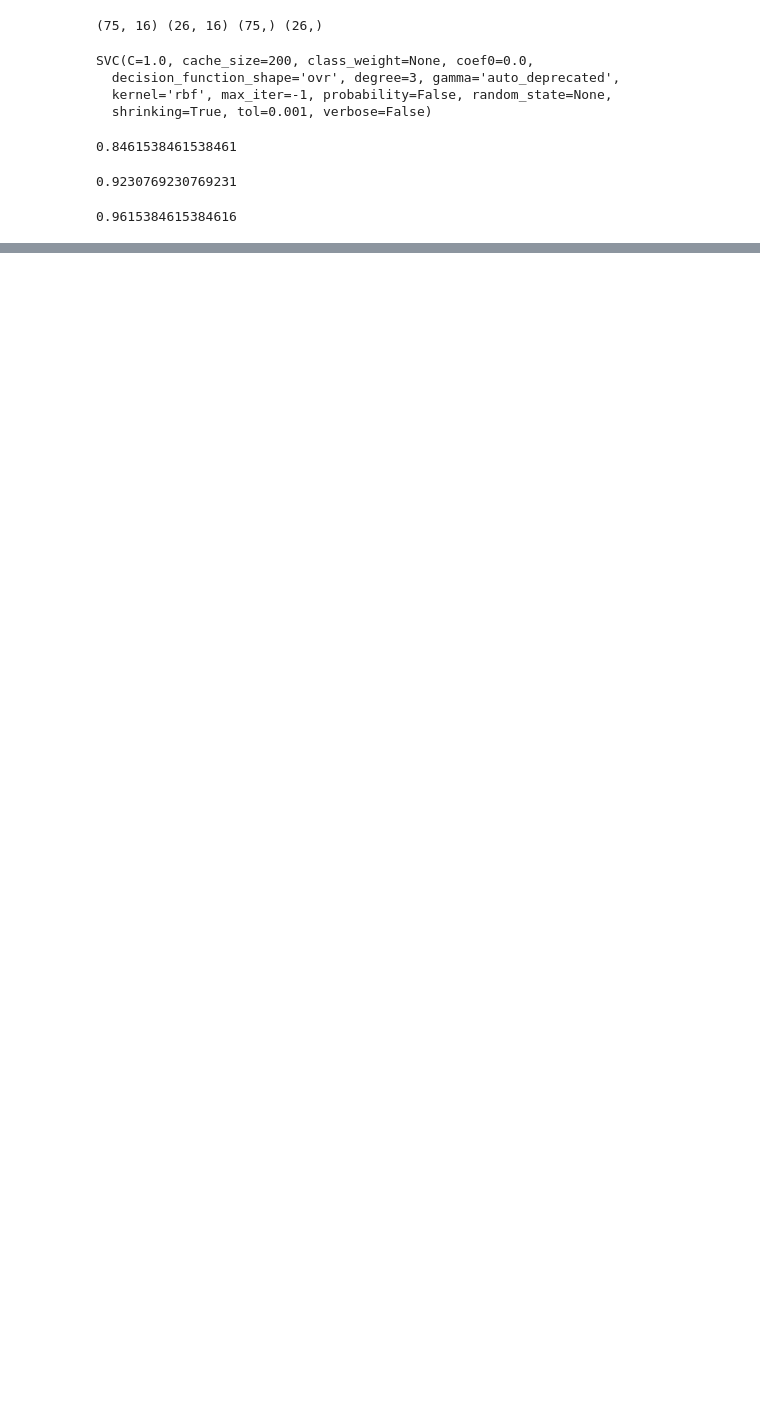
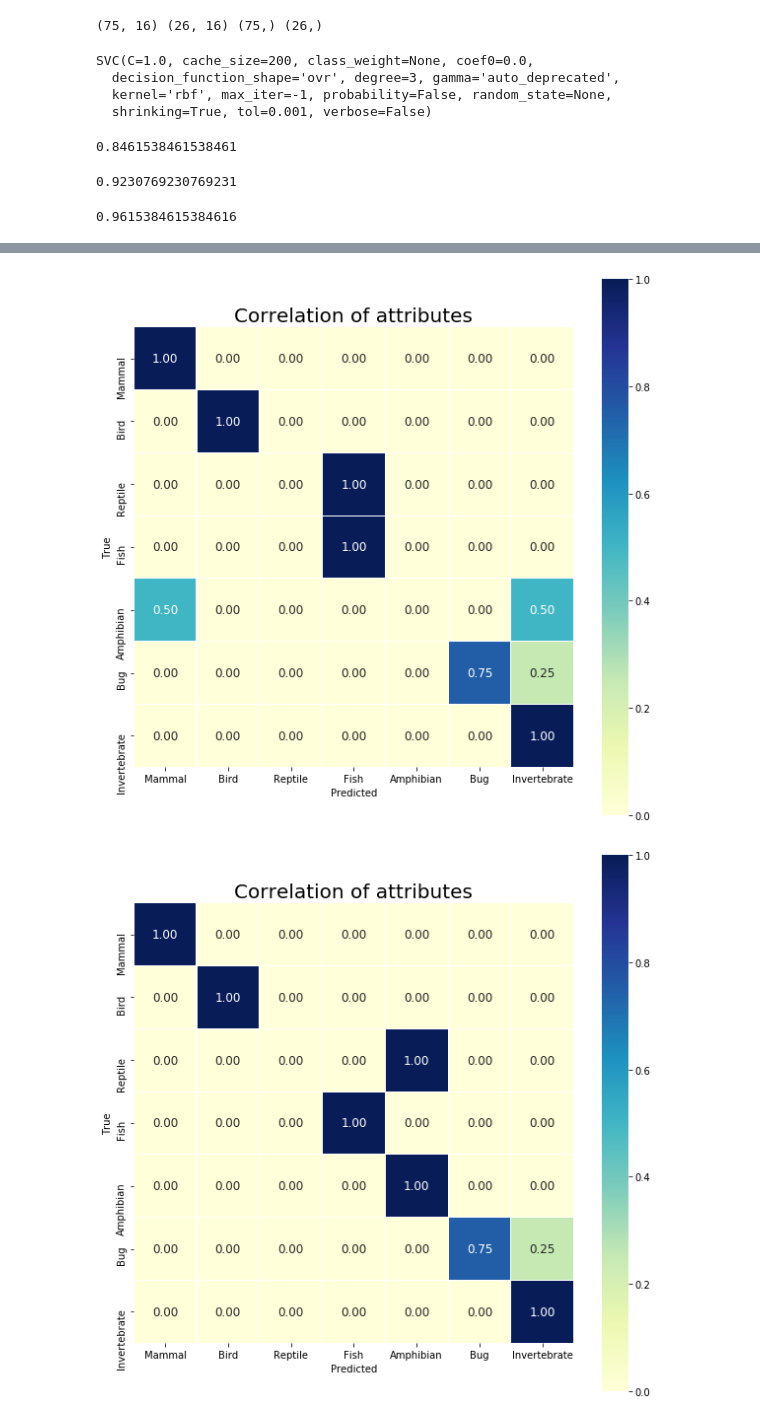
Before and after one commit to Fudgel69/MAL, a Jupyter notebook: MAL projekt/Mal_projekt.ipynb, the cells around one changed output, grey strips where cells are left out. Drawn from its saved outputs; the diff is of its cells as text; code cells hidden in the pictures; blank space fills up the shorter version.

Commit message:
Confusion Matrix A LOT NICER xD

```diff
--- a/MAL projekt/Mal_projekt.ipynb
+++ b/MAL projekt/Mal_projekt.ipynb
@@ -125,13 +125,6 @@ print("Precision")
 print(precision_score(clfPredict, y_test, average='weighted', labels=np.unique(clfPredict)))
 print("Recall")
 print(recall_score(clfPredict, y_test, average='weighted', labels=np.unique(clfPredict)))
-
-cm = confusion_matrix(clfPredict, y_test)
-print(cm)
-
-plt.matshow(cm, cmap=plt.cm.gray)
-plt.title("CLF Confusion Matrix")
-plt.show()
 # %% [output]
 Accuracy
 0.8461538461538461
@@ -160,13 +145,6 @@ print("Precision")
 print(precision_score(dtPredict, y_test, average='weighted', labels=np.unique(dtPredict)))
 print("Recall")
 print(recall_score(dtPredict, y_test, average='weighted', labels=np.unique(dtPredict)))
-
-cm = confusion_matrix(dtPredict, y_test)
-print(cm)
-
-plt.matshow(cm, cmap=plt.cm.gray)
-plt.title("DT Confusion Matrix")
-plt.show()
 # %% [output]
 Accuracy
 0.9230769230769231
@@ -194,13 +164,6 @@ print("Precision")
 print(precision_score(lrPredict, y_test, average='weighted', labels=np.unique(lrPredict)))
 print("Recall")
 print(recall_score(lrPredict, y_test, average='weighted', labels=np.unique(lrPredict)))
-
-cm = confusion_matrix(lrPredict, y_test)
-print(cm)
-
-plt.matshow(cm, cmap=plt.cm.gray)
-plt.title("LR Confusion Matrix")
-plt.show()
 # %% [output]
 Accuracy
 0.9615384615384616
@@ -220,0 +176,23 @@ Recall
+# %%
+labels = colClassTitle
+
+def plotCMHM(cm, label):
+    fig = plt.figure(figsize=(10,10))
+    cm = cm.astype('float') / cm.sum(axis=1)[:, np.newaxis]
+    hm = sbn.heatmap(cm, cbar = True,  square = True, annot=True, fmt= '.2f',annot_kws={'size': 12}, cmap="YlGnBu", linewidths=0.1, linecolor='white')
+    hm.set(xticklabels=label, yticklabels=label)
+    plt.xlabel('Predicted')
+    plt.ylabel('True')
+    plt.title('Correlation of attributes', y=1, size=20)
+
+cmCLF = confusion_matrix(y_test, clfPredict, "Confusion Matrix for Support Vector Classi")
+plotCMHM(cmCLF, labels)
+
+cmDT = confusion_matrix(y_test, dtPredict, "Confusion Matrix for DecisionTreeClassifier")
+plotCMHM(cmDT, labels)
+
+cmLR = confusion_matrix(y_test, clfPredict, "Confusion Matrix for Logistic Regression")
+plotCMHM(cmLR, labels)
+# %% [output]
+[figure, added]
+[figure, added]
```
Also changed, not shown: parts of 4 cells of this notebook.
